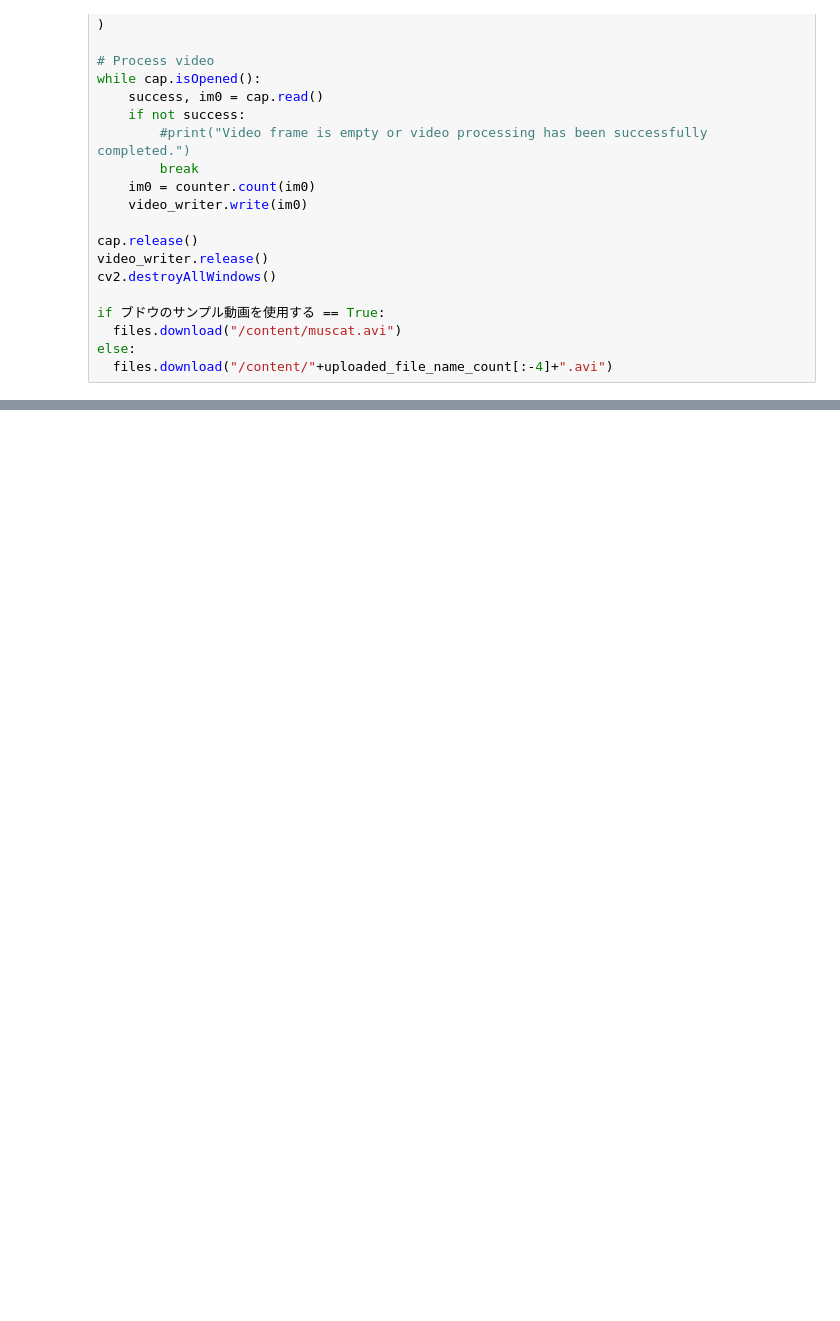
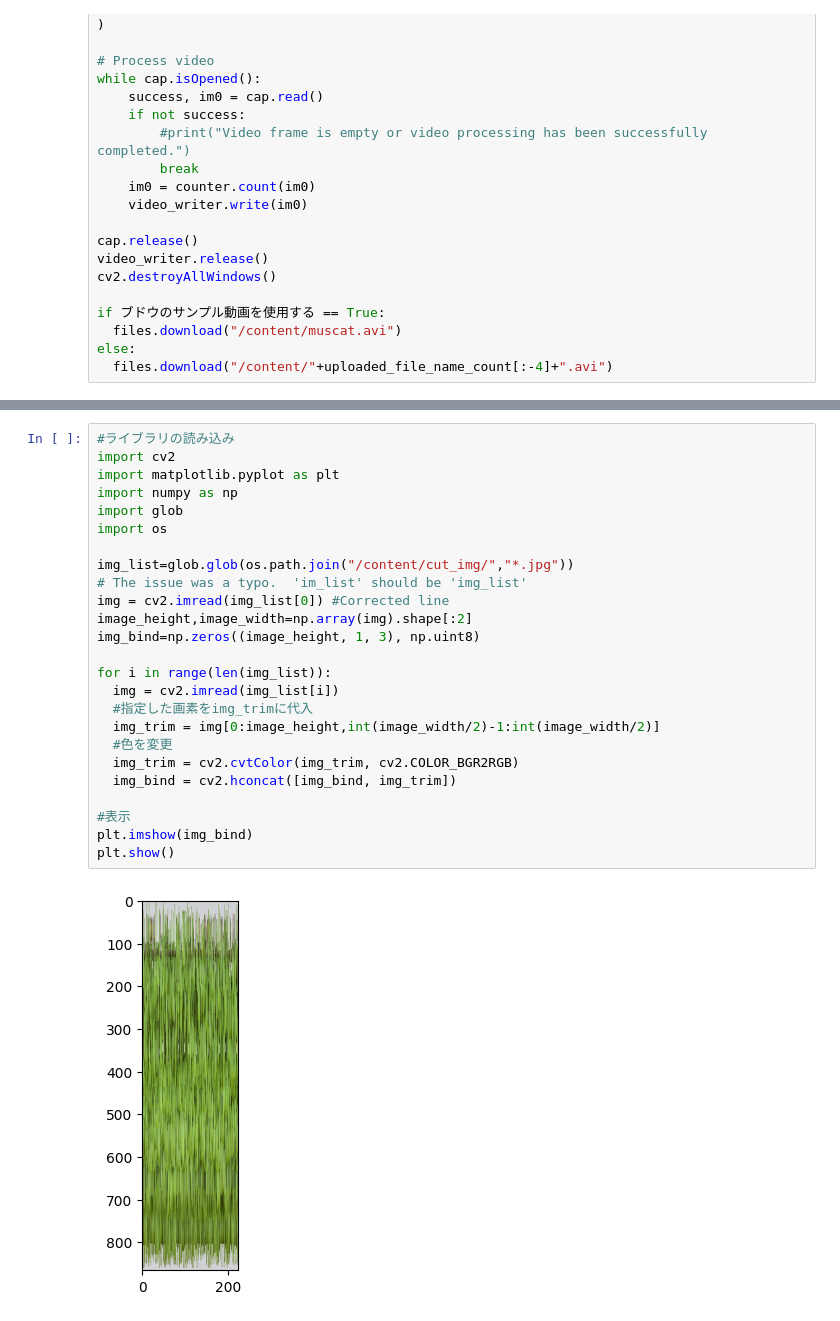
Before and after one commit to 1900690/yolo-traking, a Jupyter notebook: yolo_traking_panorama.ipynb, the cells around one changed output, grey strips where cells are left out. Saved outputs shown, nothing was run; the diff lists cells and outputs as text; blank space fills up the shorter version.

```diff
--- a/yolo_traking_panorama.ipynb
+++ b/yolo_traking_panorama.ipynb
@@ -163,0 +194,27 @@ else:
+# %%
+#ライブラリの読み込み
+import cv2
+import matplotlib.pyplot as plt
+import numpy as np
+import glob
+import os
+
+img_list=glob.glob(os.path.join("/content/cut_img/","*.jpg"))
+# The issue was a typo.  'im_list' should be 'img_list'
+img = cv2.imread(img_list[0]) #Corrected line
+image_height,image_width=np.array(img).shape[:2]
+img_bind=np.zeros((image_height, 1, 3), np.uint8)
+
+for i in range(len(img_list)):
+  img = cv2.imread(img_list[i])
+  #指定した画素をimg_trimに代入
+  img_trim = img[0:image_height,int(image_width/2)-1:int(image_width/2)]
+  #色を変更
+  img_trim = cv2.cvtColor(img_trim, cv2.COLOR_BGR2RGB)
+  img_bind = cv2.hconcat([img_bind, img_trim])
+
+#表示
+plt.imshow(img_bind)
+plt.show()
+# %% [output]
+[figure, added]
```
Also changed, not shown: parts of 2 cells of this notebook.
